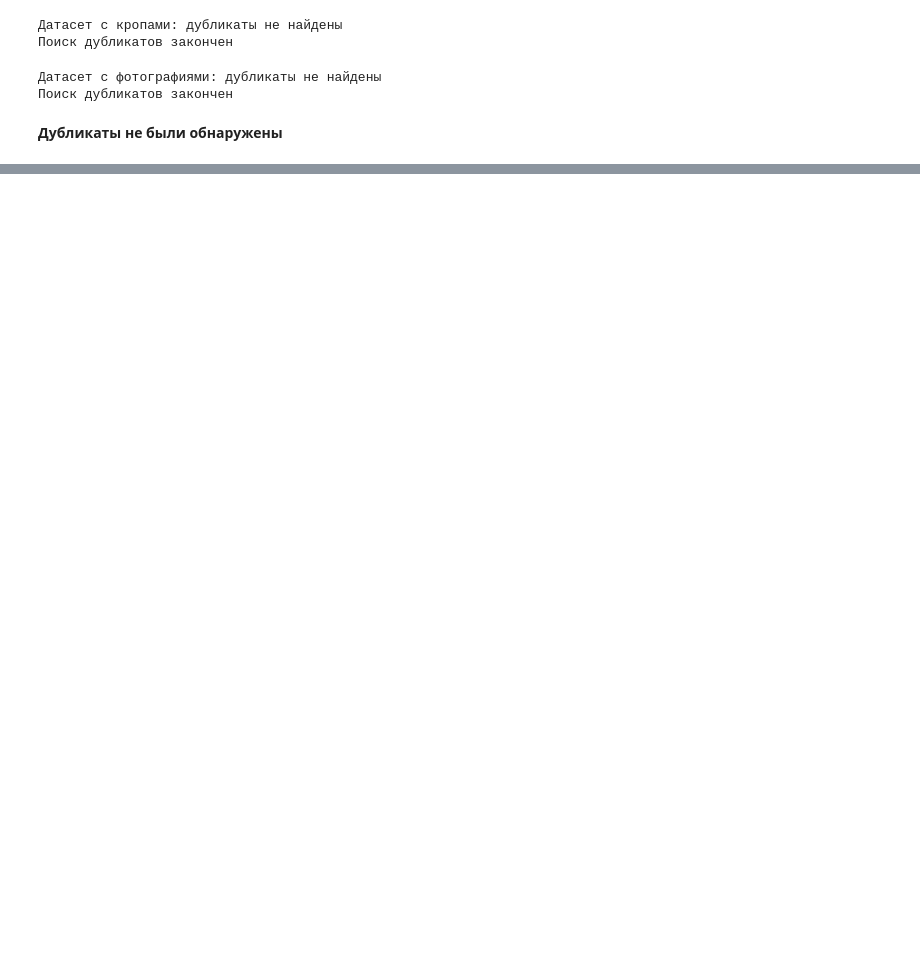
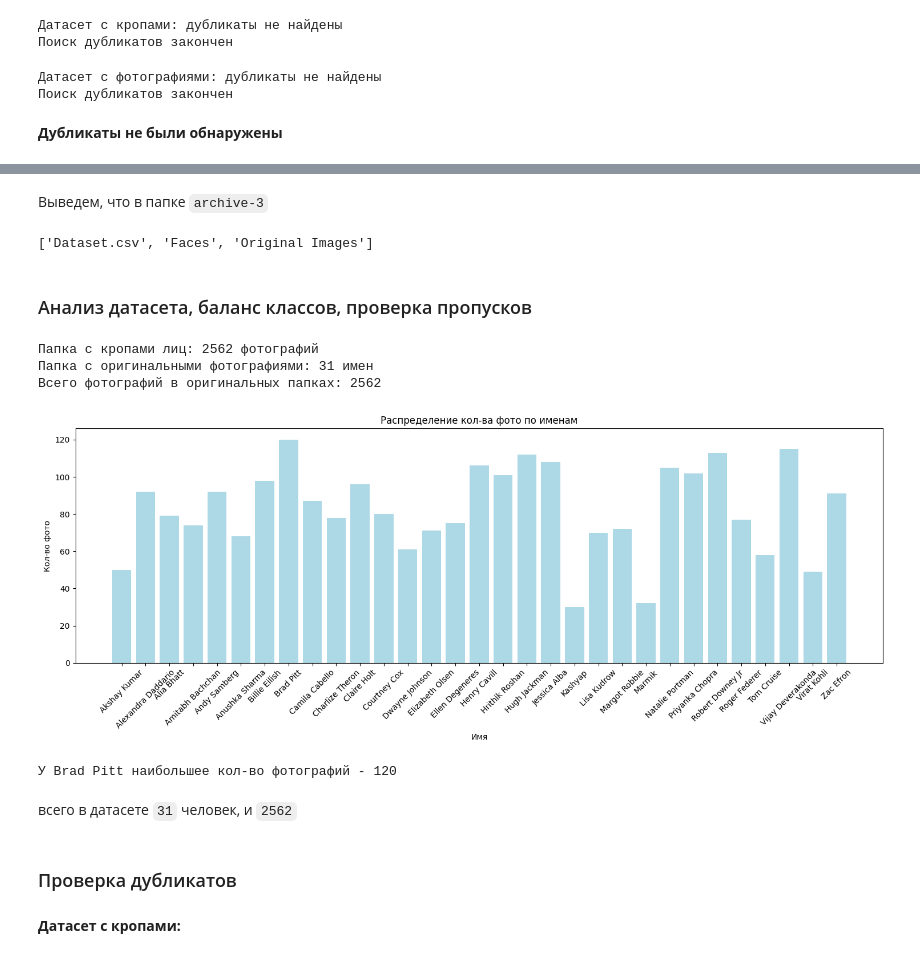
Before and after one commit to Rainfue/face_recognitionV2, a Jupyter notebook: Module1/Report_M1.ipynb, the cells around one changed output, grey strips where cells are left out. Saved outputs shown, nothing was run; the diff lists cells and outputs as text; code cells hidden in the pictures; blank space fills up the shorter version.

Commit message:
second dataset analyzed!

```diff
--- a/Module1/Report_M1.ipynb
+++ b/Module1/Report_M1.ipynb
@@ -305,0 +308,5 @@ for i in range(len(datas)):
+# %%
+# получаем путь ко второму датасету (archive-3)
+path_to_data2 = os.path.join(data_path, datas_list[1])
+# логирование
+print(f'Путь ко второму датасету: {path_to_data2}')
@@ -305,0 +337,68 @@ for i in range(len(datas)):
+# %% [markdown]
+Выведем, что в папке `archive-3`
+# %%
+print(os.listdir(path_to_data2))
+# %% [output]
+['Dataset.csv', 'Faces', 'Original Images']
+# %%
+# пути к папкам с кропами и к оригинальным фото
+faces_path = os.path.join(path_to_data2, r'Faces\Faces')
+orig_img_faces = os.path.join(path_to_data2, r'Original Images\Original Images')
+# получим список файлов по этим путям
+faces_data = os.listdir(faces_path)
+orig_img_data = os.listdir(orig_img_faces)
+# %% [markdown]
+### Анализ датасета, баланс классов, проверка пропусков
+# %%
+# логирование
+print('Папка с кропами лиц:',len(faces_data), 'фотографий')
+print('Папка с оригинальными фотографиями:',len(orig_img_data), 'имен')
+# счетчик
+counter = 0
+# макс кол-во фотографий
+max_name, max_img = '', 0
+# словарь для статистики
+nums_stats = defaultdict(int)
+# проходимся по каждой папке
+for name in orig_img_data:
+    # путь к имени
+    name_path = os.path.join(orig_img_faces, name)
+    # кол-во фотографий
+    img_count = len(os.listdir(name_path))
+    # обновляем счетчик
+    counter+=img_count
+    # обновляем словарь
+    nums_stats[name] = img_count
+    # ищем макс колво фотографий
+    if img_count > max_img:
+        max_img = img_count
+        max_name = name
+
+print(f'Всего фотографий в оригинальных папках: {counter}')
+# парсим словарь
+names = list(nums_stats.keys())
+img_count = list(nums_stats.values())
+# визуализация результатов
+plt.figure(figsize=(15,6))
+plt.bar(names, img_count, color='lightblue')
+plt.xlabel('Имя')
+plt.ylabel('Кол-во фото')
+plt.xticks(names, rotation=45)
+plt.title('Распределение кол-ва фото по именам')
+plt.tight_layout()
+plt.show()
+
+# макс колво фото
+print(f'У {max_name} наибольшее кол-во фотографий - {max_img}')
+# %% [output]
+Папка с кропами лиц: 2562 фотографий
+Папка с оригинальными фотографиями: 31 имен
+Всего фотографий в оригинальных папках: 2562
+[figure, added]
+У Brad Pitt наибольшее кол-во фотографий - 120
+# %% [markdown]
+всего в датасете `31` человек, и `2562`
+# %% [markdown]
+### Проверка дубликатов
+# %% [markdown]
+**Датасет с кропами:**
```
Also changed, not shown: parts of 34 cells of this notebook.
